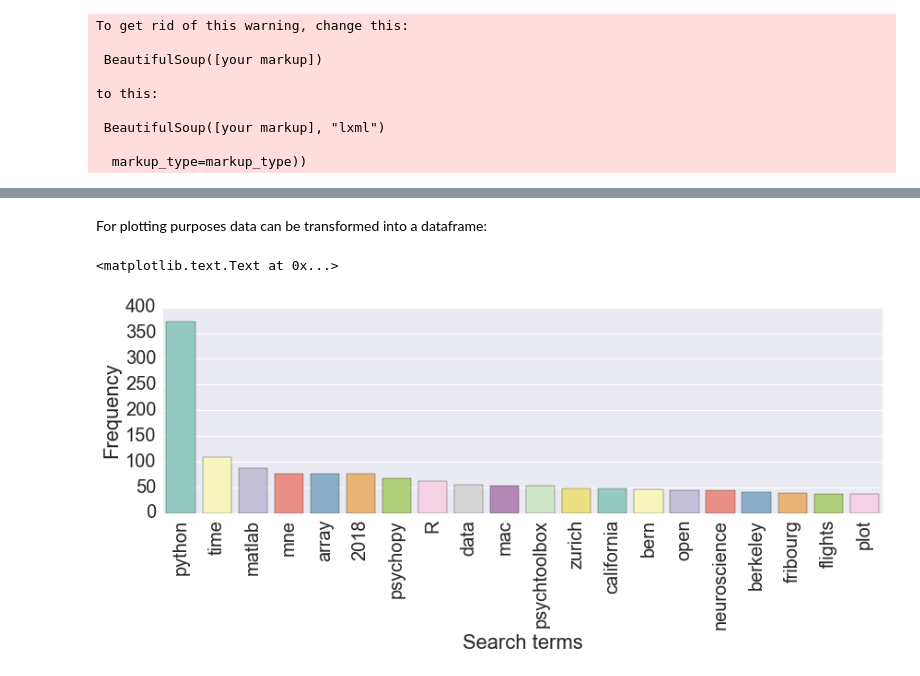
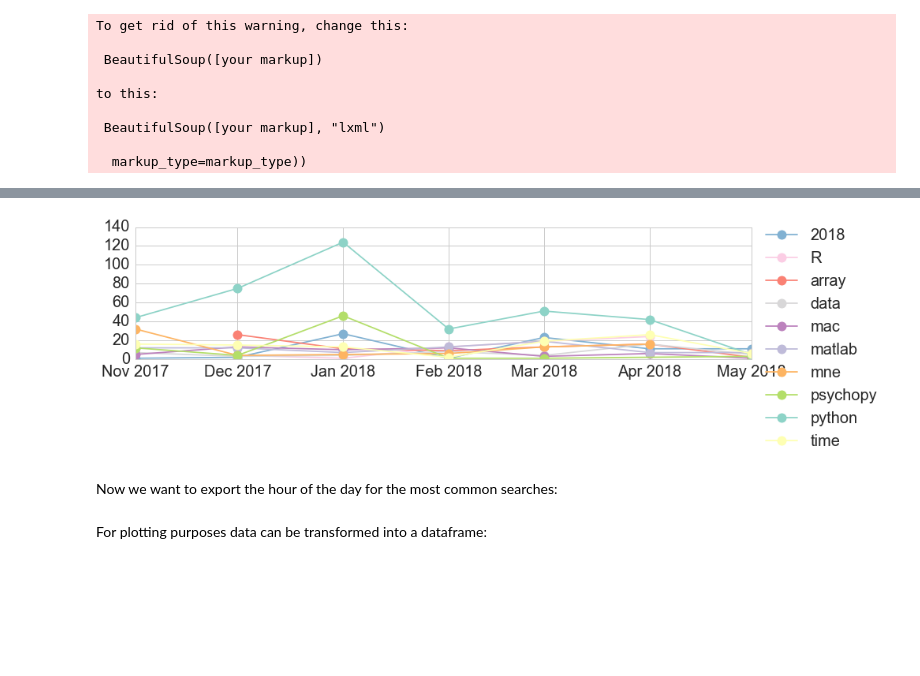
Before and after one commit to aath0/Google-Searches-Analyzer, a Jupyter notebook: Google Search Analyser.ipynb, the cells around one changed output, grey strips where cells are left out. Saved outputs shown, nothing was run; the diff lists cells and outputs as text; code cells hidden in the pictures; blank space fills up the shorter version.

```diff
--- a/Google Search Analyser.ipynb
+++ b/Google Search Analyser.ipynb
@@ -34,4 +36,8 @@ from nltk.tokenize import word_tokenize
 from nltk.corpus import stopwords
 
 stop_words = set(stopwords.words('english'))
-filtered_words = [[word for word in single_search if word not in stopwords.words('english')] for single_search in mysearches]
+filtered_words = [[word for word in single_search if word not in stopwords.words('english')] for single_search in search_queries]
+
+from datetime import datetime, time
+
+formated_dates = [datetime.strptime(sdate, "%b %d, %Y, %I:%M:%S %p") for sdate in dates]
@@ -48,0 +84,26 @@ sortedsearches = sorted(wordfreq, key=wordfreq.__getitem__,reverse=True)
+# %%
+def export_year_month(x):
+    return datetime.strptime(datetime.strftime(x, '%Y-%m'),'%Y-%m')
+
+searches_df['year_month'] = searches_df['Dates'].apply(export_year_month)
+# %%
+searches_by_month = searches_df.groupby(['Searches','year_month']).count().reset_index()
+top_queries = searches_by_month[searches_by_month['Searches'].isin(list(searches_counted[:items2plot]['Searches']))]
+
+%matplotlib inline
+
+plt.style.use('seaborn-whitegrid')
+#sns.set(font_scale = 2)
+fig, ax = plt.subplots(figsize=(14, 3))
+counter = 0
+for name, group in top_queries[top_queries['year_month']>datetime.strptime('2017-10-01', '%Y-%m-%d')].groupby('Searches'):
+    ax.plot(group.year_month, group.Dates, marker = 'o', ms=12, label = name, color = dictPalette[name])
+    counter +=1
+ax.legend(loc='upper left', bbox_to_anchor=(1., 1.1),
+          ncol=1, fancybox=True, shadow=True)
+
+plt.show()
+# %% [output]
+[figure, added]
+# %% [markdown]
+Now we want to export the hour of the day for the most common searches:
@@ -49,29 +115,2 @@ sortedsearches = sorted(wordfreq, key=wordfreq.__getitem__,reverse=True)
 # %% [markdown]
 For plotting purposes data can be transformed into a dataframe:
-# %%
-import pandas as pd
-
-searches_df = pd.DataFrame(data={
-    'words': list(wordfreq.keys()),
-    'frequency': list(wordfreq.values())
-})
-
-import seaborn as sns
-import matplotlib.pyplot as plt
-
-%matplotlib inline
-
-fig=plt.figure(figsize=(14, 4), dpi= 80, facecolor='w', edgecolor='k')
-
-items2plot = 20
-sns.set(font_scale = 2)
-sns.barplot(y='frequency',
-            x='words',
-            data=searches_df.sort_values(by=['frequency'],ascending=False)[:items2plot], palette="Set3")
-
-plt.xticks(rotation=90)
-plt.ylabel('Frequency')
-plt.xlabel('Search terms')
-# %% [output]
-<matplotlib.text.Text at 0x...>
-[figure, removed]
```
Also changed, not shown: parts of 11 cells of this notebook.
